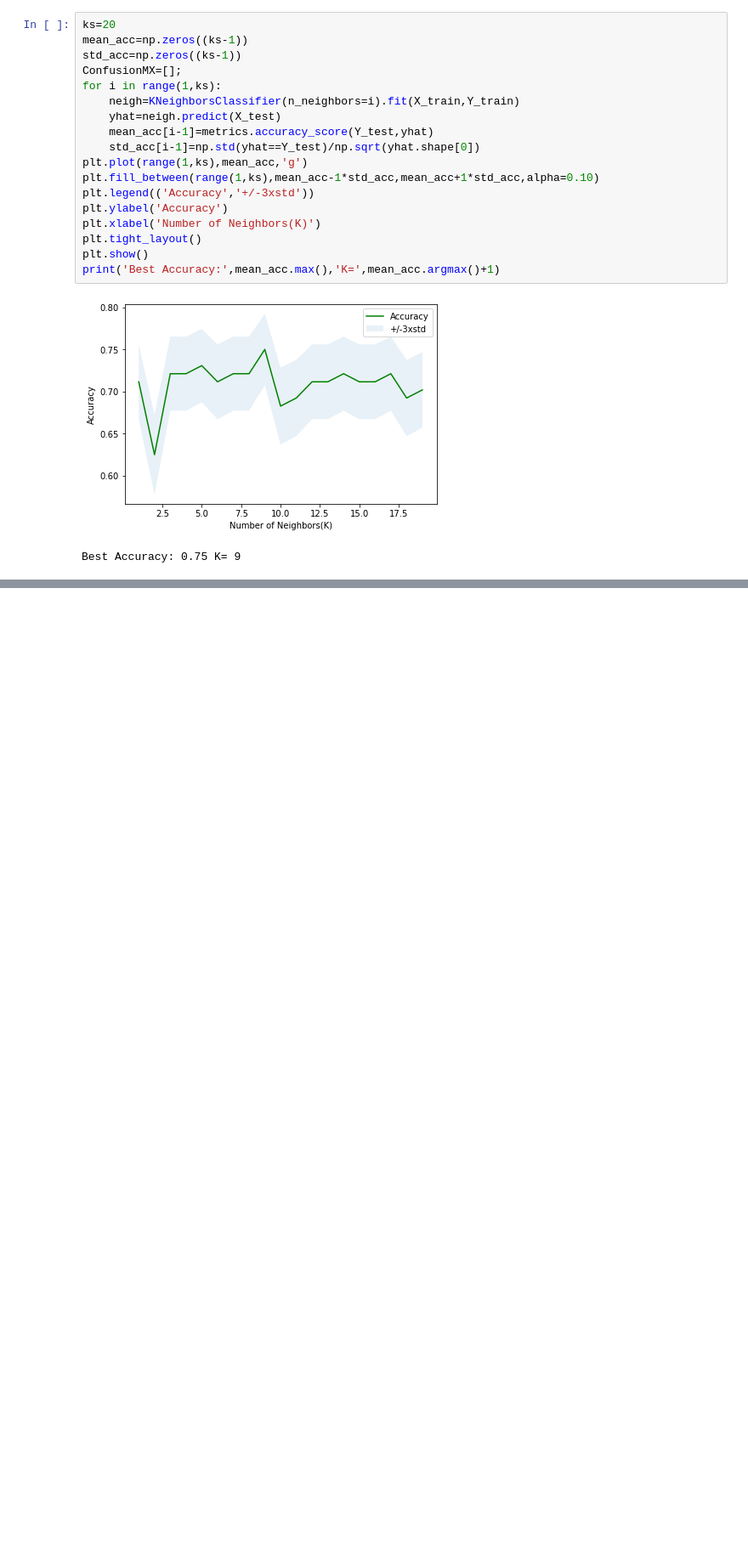
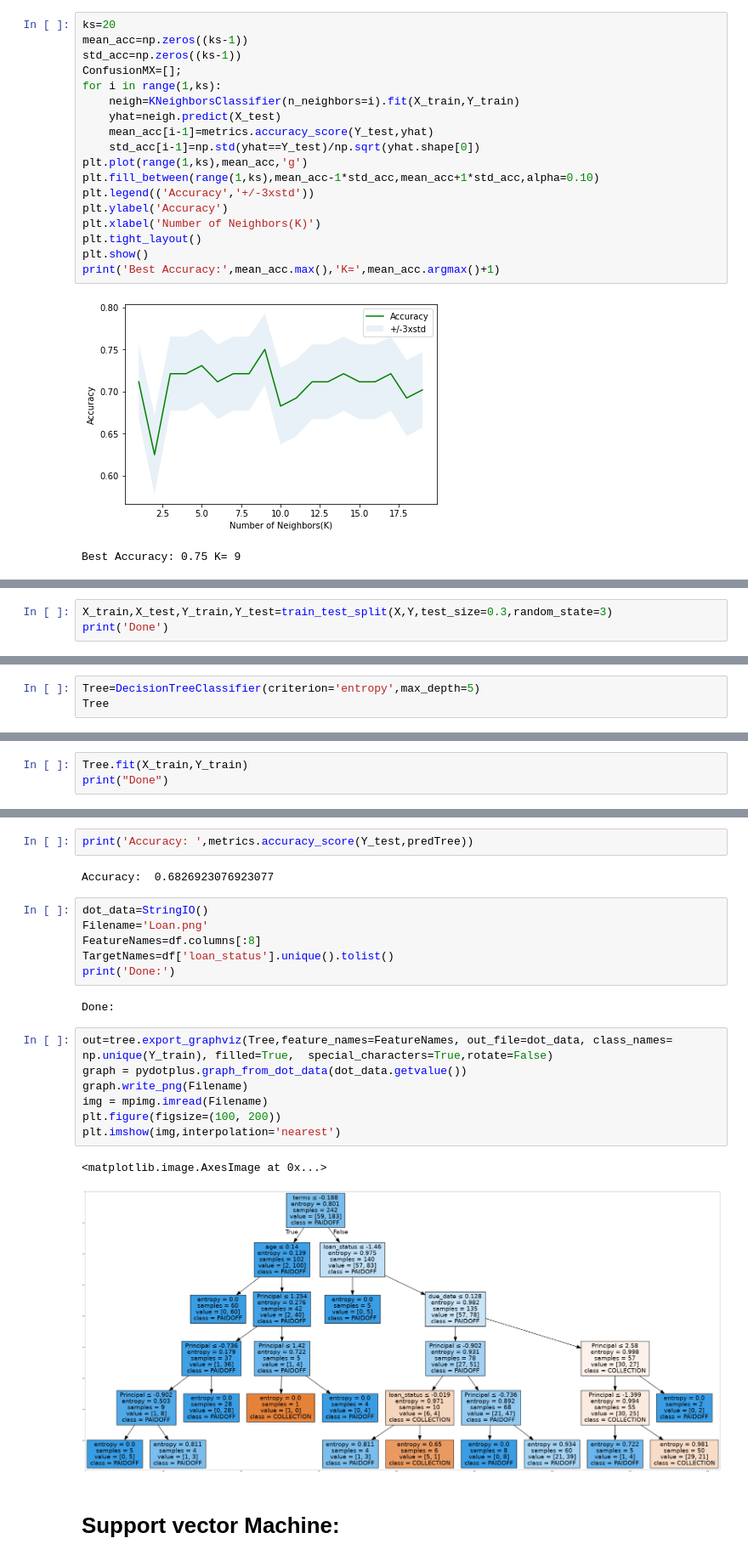
Before and after one commit to Pankaj740/Coursera_Capestone_project_mine, a Jupyter notebook: Coursera_Capestone_project.ipynb, the cells around one changed output, grey strips where cells are left out. Shown: that part at 85% size. Cells and saved outputs as stored; diff of their text form; blank space fills up the shorter version.

```diff
--- a/Coursera_Capestone_project.ipynb
+++ b/Coursera_Capestone_project.ipynb
@@ -340,0 +338,3 @@ Best Accuracy: 0.75 K= 9
+# %%
+X_train,X_test,Y_train,Y_test=train_test_split(X,Y,test_size=0.3,random_state=3)
+print('Done')
@@ -340,0 +345,3 @@ Best Accuracy: 0.75 K= 9
+# %%
+Tree=DecisionTreeClassifier(criterion='entropy',max_depth=5)
+Tree
@@ -340,0 +350,3 @@ Best Accuracy: 0.75 K= 9
+# %%
+Tree.fit(X_train,Y_train)
+print("Done")
@@ -340,0 +408,24 @@ Best Accuracy: 0.75 K= 9
+# %%
+print('Accuracy: ',metrics.accuracy_score(Y_test,predTree))
+# %% [output]
+Accuracy:  0.6826923076923077
+# %%
+dot_data=StringIO()
+Filename='Loan.png'
+FeatureNames=df.columns[:8]
+TargetNames=df['loan_status'].unique().tolist()
+print('Done:')
+# %% [output]
+Done:
+# %%
+out=tree.export_graphviz(Tree,feature_names=FeatureNames, out_file=dot_data, class_names= np.unique(Y_train), filled=True,  special_characters=True,rotate=False)
+graph = pydotplus.graph_from_dot_data(dot_data.getvalue())
+graph.write_png(Filename)
+img = mpimg.imread(Filename)
+plt.figure(figsize=(100, 200))
+plt.imshow(img,interpolation='nearest')
+# %% [output]
+<matplotlib.image.AxesImage at 0x...>
+[figure, added]
+# %% [markdown]
+# Support vector Machine:
```
Also changed, not shown: parts of 47 cells of this notebook.
